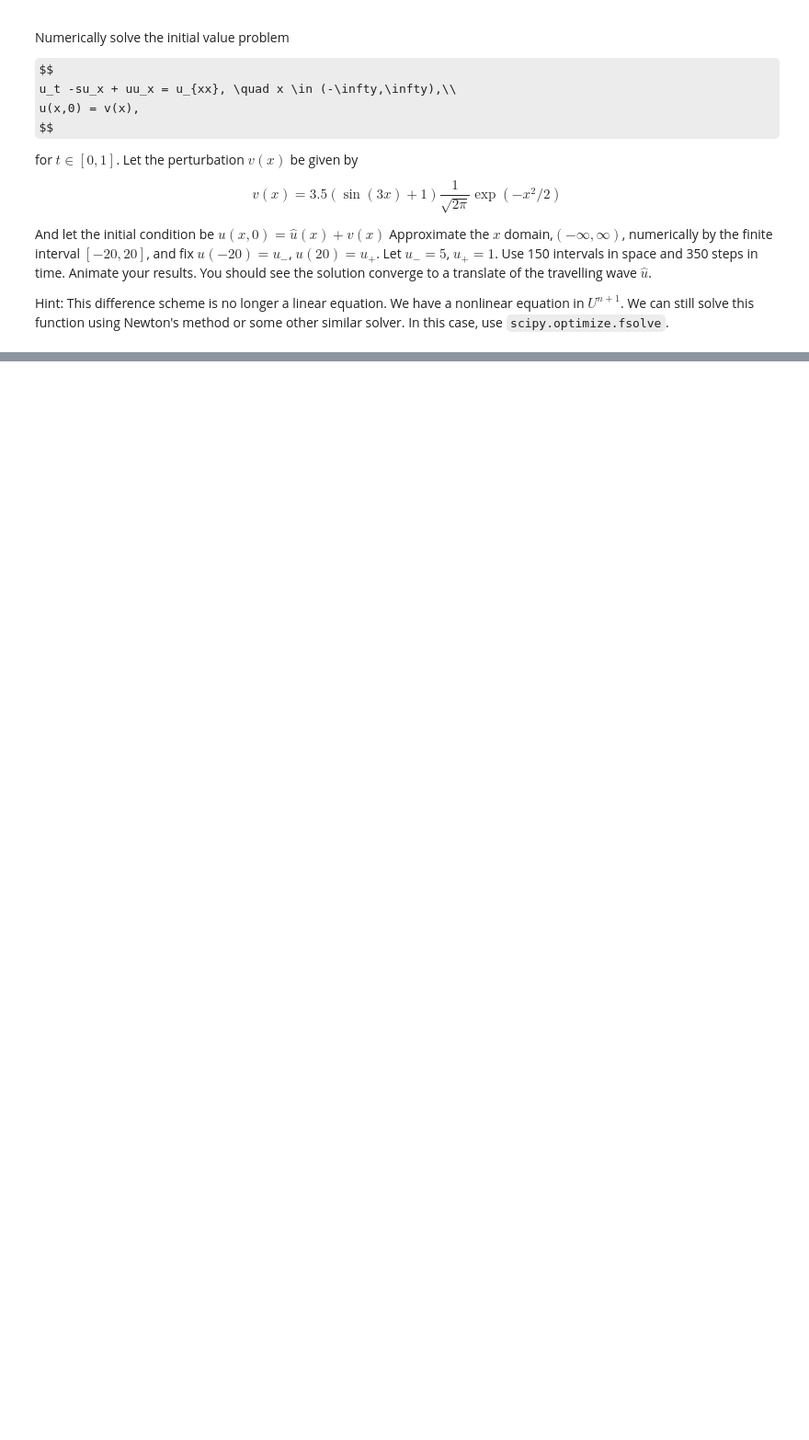
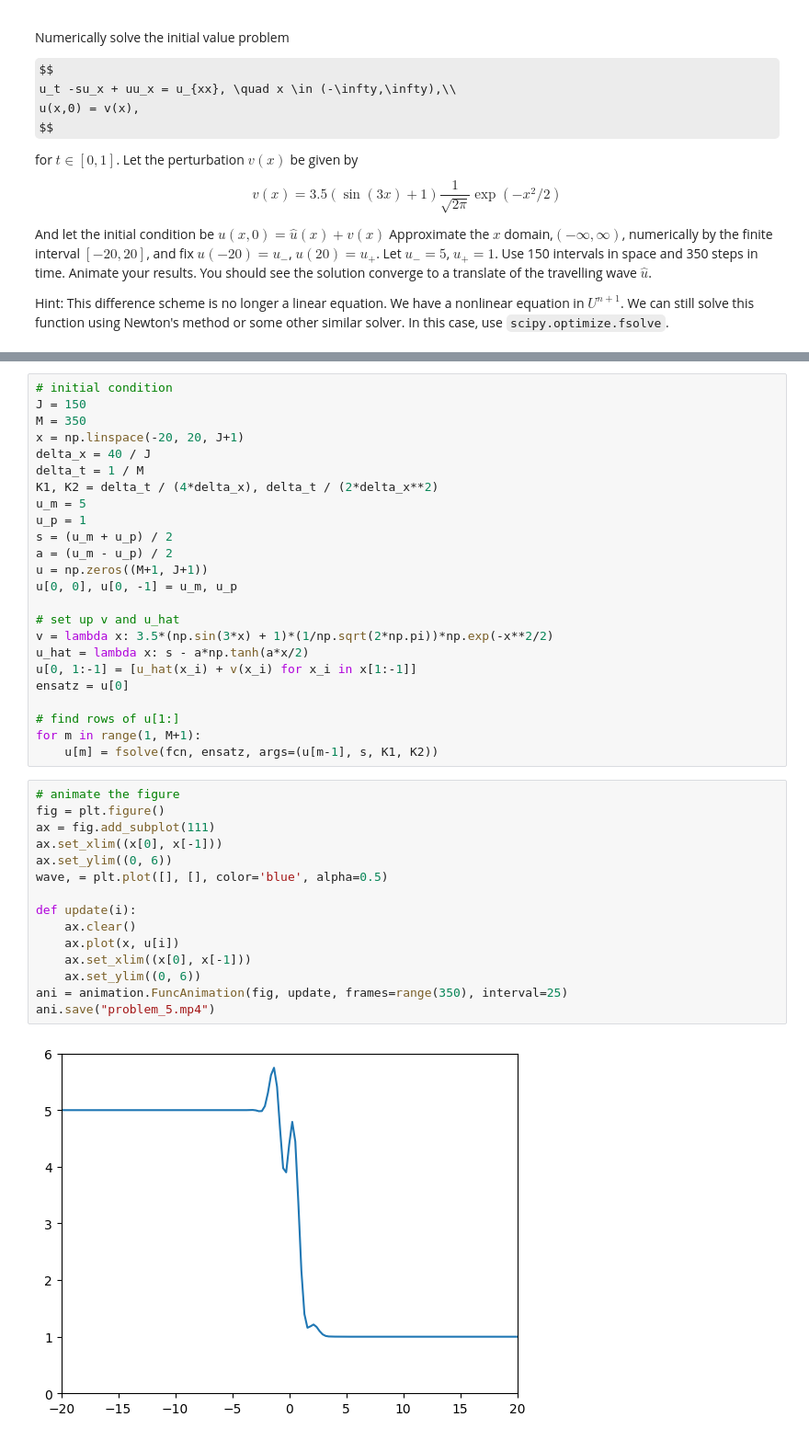
Before and after one commit to sophieggee/model-control, a Jupyter notebook: WaveEquation/waveequation.ipynb, the cells around one changed output, grey strips where cells are left out. Shown: that part at 92% size. Saved outputs shown, nothing was run; the diff lists cells and outputs as text; some formulas as TeX source; blank space fills up the shorter version.

```diff
--- a/WaveEquation/waveequation.ipynb
+++ b/WaveEquation/waveequation.ipynb
@@ -361,0 +362,41 @@ x = np.linspace(0, L, N)
+# %%
+# initial condition
+J = 150
+M = 350
+x = np.linspace(-20, 20, J+1)
+delta_x = 40 / J
+delta_t = 1 / M
+K1, K2 = delta_t / (4*delta_x), delta_t / (2*delta_x**2)
+u_m = 5
+u_p = 1
+s = (u_m + u_p) / 2
+a = (u_m - u_p) / 2
+u = np.zeros((M+1, J+1))
+u[0, 0], u[0, -1] = u_m, u_p
+
+# set up v and u_hat
+v = lambda x: 3.5*(np.sin(3*x) + 1)*(1/np.sqrt(2*np.pi))*np.exp(-x**2/2)
+u_hat = lambda x: s - a*np.tanh(a*x/2)
+u[0, 1:-1] = [u_hat(x_i) + v(x_i) for x_i in x[1:-1]]
+ensatz = u[0]
+
+# find rows of u[1:]
+for m in range(1, M+1):
+    u[m] = fsolve(fcn, ensatz, args=(u[m-1], s, K1, K2))
+# %%
+# animate the figure
+fig = plt.figure()
+ax = fig.add_subplot(111)
+ax.set_xlim((x[0], x[-1]))
+ax.set_ylim((0, 6))
+wave, = plt.plot([], [], color='blue', alpha=0.5)
+
+def update(i):
+    ax.clear()
+    ax.plot(x, u[i])
+    ax.set_xlim((x[0], x[-1]))
+    ax.set_ylim((0, 6))
+ani = animation.FuncAnimation(fig, update, frames=range(350), interval=25)
+ani.save("problem_5.mp4")
+# %% [output]
+[figure, added]
```
Also changed, not shown: parts of 4 cells of this notebook, 1 other file.
